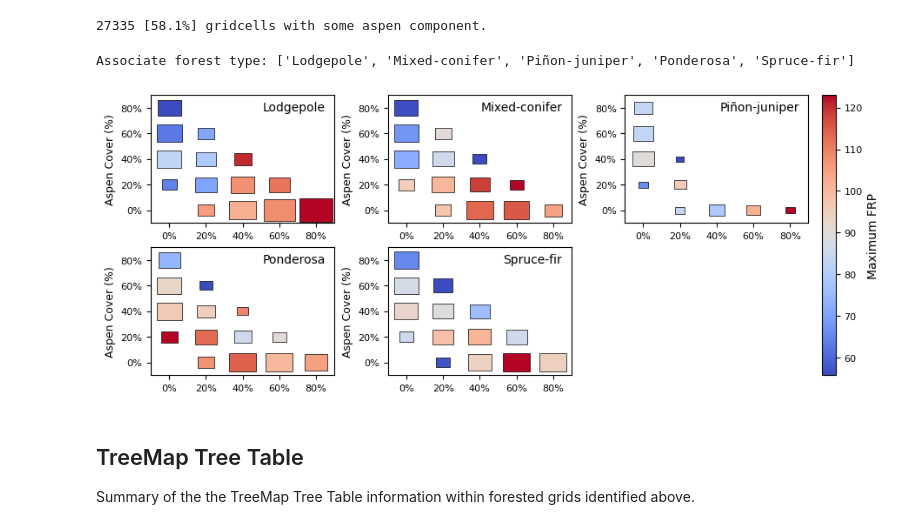
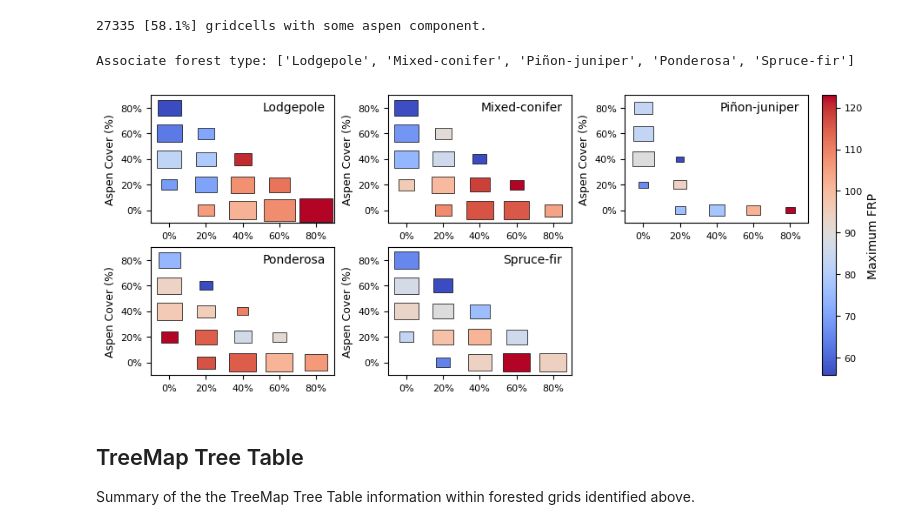
Before and after one commit to natshoff/aspen-fire-fork, a Jupyter notebook: Aim2/code/Python/04b_TreeMap_FIA-Summary.ipynb, the cells around one changed output. Drawn from its saved outputs; the diff is of its cells as text; code cells hidden in the pictures.

```diff
--- a/Aim2/code/Python/04b_TreeMap_FIA-Summary.ipynb
+++ b/Aim2/code/Python/04b_TreeMap_FIA-Summary.ipynb
@@ -617,7 +628,7 @@ for sp in spps:
     )
     # Make sure there are some of each species (aspen and other)
     cover_df['combined_cover'] = cover_df['aspen_cover'] + cover_df[f'{sp}_cover']
-    cover_df = cover_df[cover_df['combined_cover'] > 50] # where one or both are dominant
+    cover_df = cover_df[cover_df['combined_cover'] >= 50] # where one or both make up the majority
     # Merge back with FRP data
     cover_df = cover_df.merge(
         grid_aspen[['grid_index','frp_max_day', 'frp_max_night']].drop_duplicates(),
@@ -691,34 +702,34 @@ for i, sp in enumerate(spps):
         ha='right', va='top',  # Align the text to the top-right
         fontsize=10, color='black', bbox=dict(facecolor='white', edgecolor='none', boxstyle='round,pad=0.2')
     )
     ax.set_xlabel(f'')
     ax.set_ylabel('Aspen Cover (%)', size=9)
     ax.set_xticks(range(len(bins) - 1))
     ax.set_yticks(range(len(bins) - 1))
     ax.set_xticklabels([f'{int(b)}%' for b in bins[:-1]], size=8)
     ax.set_yticklabels([f'{int(b)}%' for b in bins[:-1]], size=8)
     ax.set_xlim(-0.5, len(bins) - 1.5)
     ax.set_ylim(-0.5, len(bins) - 1.5)
 
 sm = plt.cm.ScalarMappable(cmap=plt.cm.coolwarm, norm=norm)
 cbar = fig.colorbar(sm, ax=axes, orientation='vertical', fraction=0.05, pad=0.02)
 cbar.set_label('Maximum FRP')
 # cbar.set_label('Cumulative FRP', fontsize=10)
 cbar.ax.tick_params(labelsize=8)
 
 # Remove unused axes
 for j in range(i + 1, len(axes)):
     fig.delaxes(axes[j])
 
 del df
 
 out_plot = os.path.join(projdir, 'figures/FigureX_CoOccurring_Heatmap_FRPmax_Scaled_gp.png')
 plt.savefig(out_plot, dpi=300, bbox_inches='tight')
 
 plt.show()
 # %% [output]
 Associate forest type: ['Lodgepole', 'Mixed-conifer', 'Piñon-juniper', 'Ponderosa', 'Spruce-fir']
-[figure, old version]
+[figure, new version]
 # %% [markdown]
 ## TreeMap Tree Table
 
```
Also changed, not shown: parts of 8 cells of this notebook, 15 other files.
